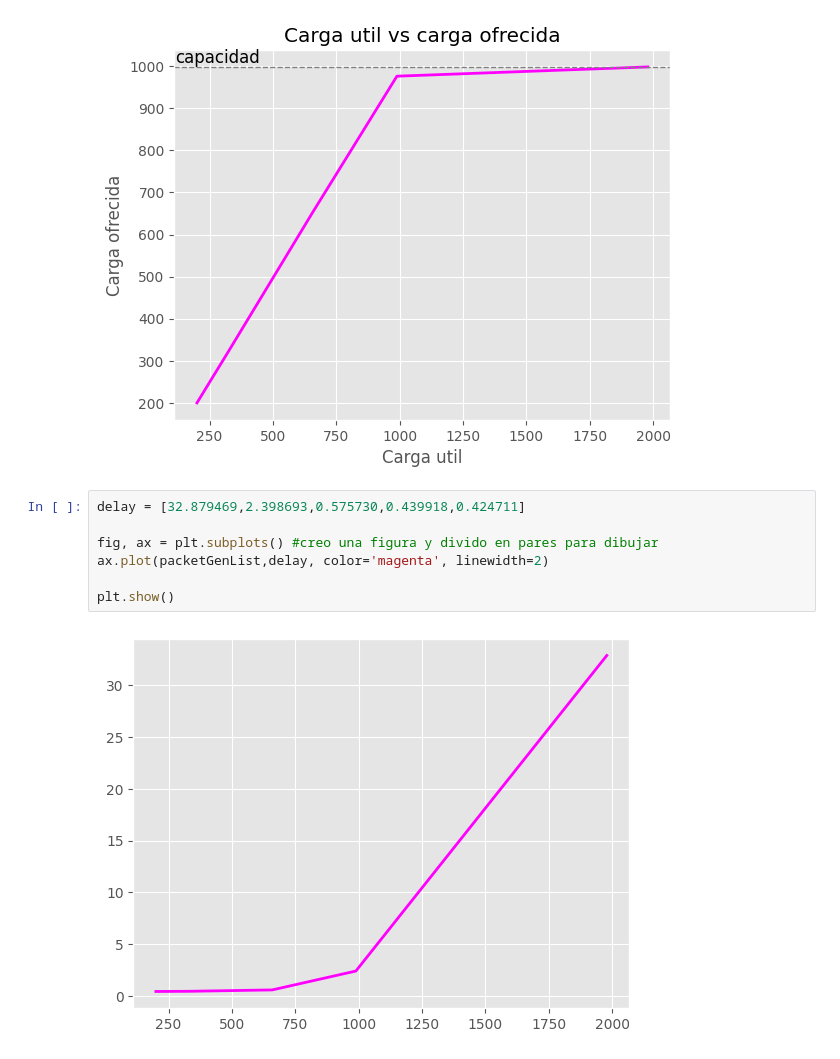
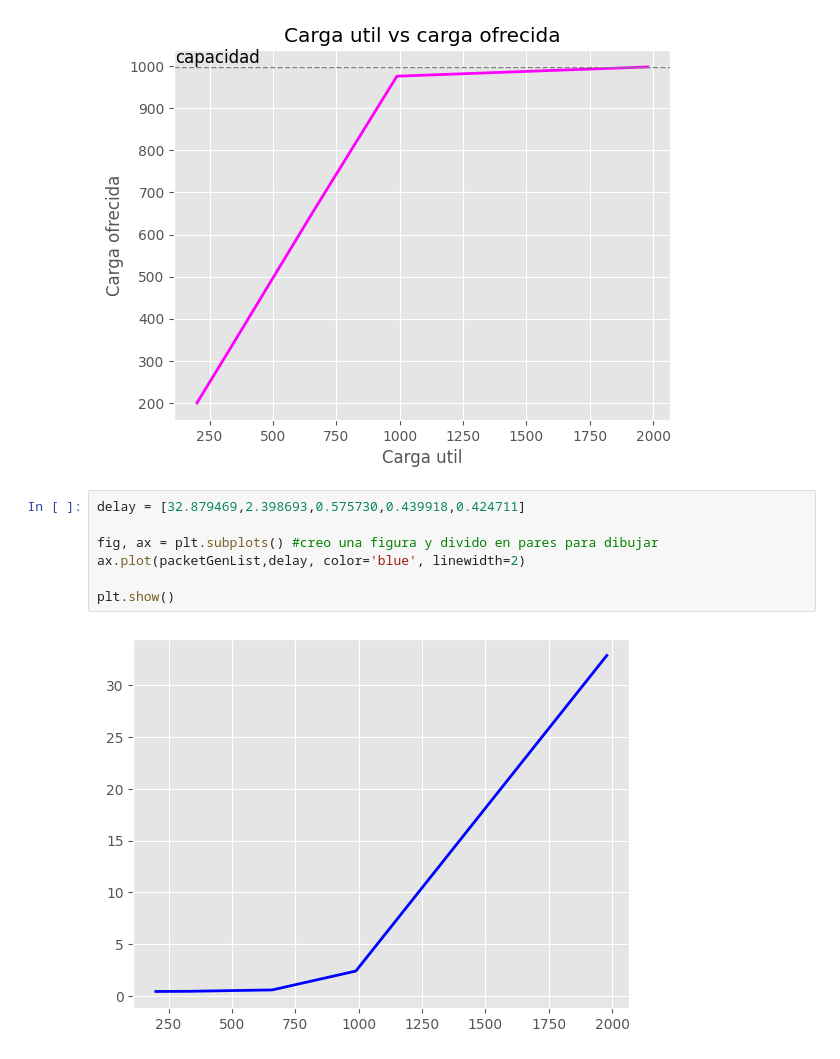
Before and after one commit to milicarabelos/Analisis-de-flujo-y-congestion-simulacion-discreta, a Jupyter notebook: src/redes.ipynb, the cells around one changed output. Drawn from its saved outputs; the diff is of its cells as text.

```diff
--- a/src/redes.ipynb
+++ b/src/redes.ipynb
@@ -128,9 +127,9 @@ plt.show()
 # %%
 delay = [32.879469,2.398693,0.575730,0.439918,0.424711]
 
 fig, ax = plt.subplots() #creo una figura y divido en pares para dibujar
-ax.plot(packetGenList,delay, color='magenta', linewidth=2)
+ax.plot(packetGenList,delay, color='blue', linewidth=2)
 
 plt.show()
 # %% [output]
-[figure, old version]
+[figure, new version]
```
Also changed, not shown: parts of 1 cell of this notebook.
